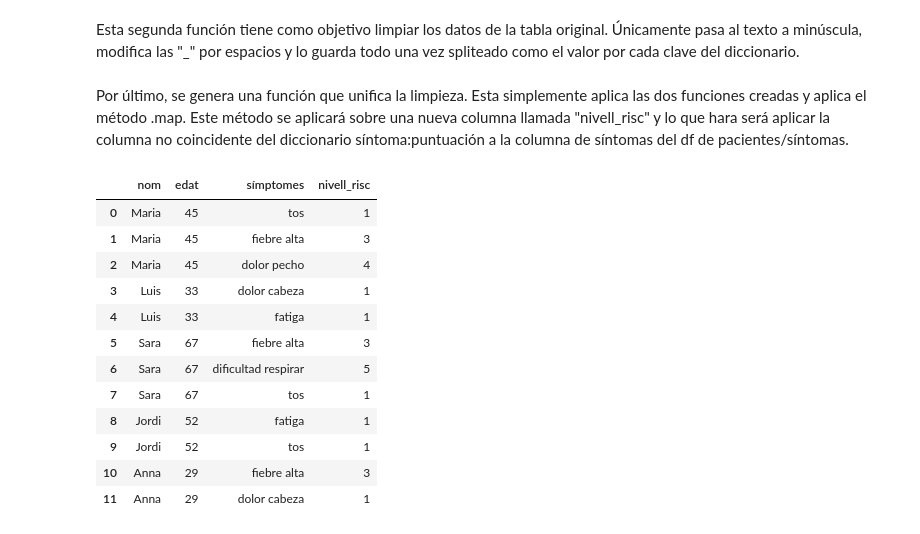
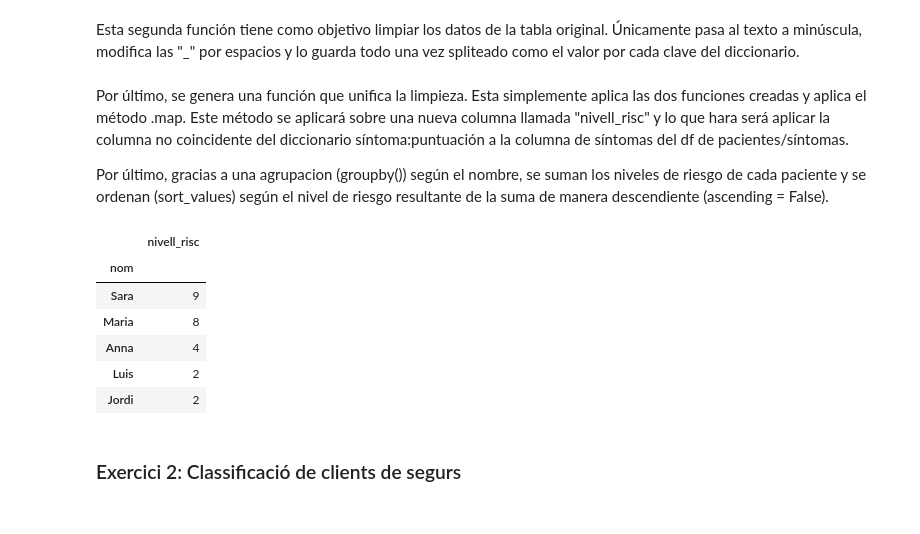
Before and after one commit to DanielSan33-4/ITA.Sprint07, a Jupyter notebook: Sprint07.ipynb, the cells around one changed output. Cells and saved outputs as stored; diff of their text form; code cells hidden in the pictures.

```diff
--- a/Sprint07.ipynb
+++ b/Sprint07.ipynb
@@ -520,25 +520,23 @@ def nivells_risc_f(dicc_p):
   return dicc_net
 # %% [markdown]
 Por último, se genera una función que unifica la limpieza. Esta simplemente aplica las dos funciones creadas y aplica el método .map. Este método se aplicará sobre una nueva columna llamada "nivell_risc" y lo que hara será aplicar la columna no coincidente del diccionario síntoma:puntuación a la columna de síntomas del df de pacientes/síntomas.
+
+Por último, gracias a una agrupacion (groupby()) según el nombre, se suman los niveles de riesgo de cada paciente y se ordenan (sort_values) según el nivel de riesgo resultante de la suma de manera descendiente (ascending = False).
 # %%
 def unificacio_neteja(llista_p, dicc_p):
   df_p_net = tractament_dades_pacients(llista_p)
   dicc_p_net = nivells_risc_f(dicc_p)
   df_p_net["nivell_risc"] = df_p_net["símptomes"].map(dicc_p_net)
-  return df_p_net
+  return df_p_net.groupby('nom')[['nivell_risc']].sum().sort_values(by="nivell_risc", ascending = False)
 # %%
-unificacio(pacients, nivells_risc)
+unificacio_neteja(pacients, nivells_risc)
 # %% [output]
-|  | nom | edat | símptomes | nivell_risc |
-| 0 | Maria | 45 | tos | 1 |
-| 1 | Maria | 45 | fiebre alta | 3 |
-| 2 | Maria | 45 | dolor pecho | 4 |
-| 3 | Luis | 33 | dolor cabeza | 1 |
-| 4 | Luis | 33 | fatiga | 1 |
-| 5 | Sara | 67 | fiebre alta | 3 |
-| 6 | Sara | 67 | dificultad respirar | 5 |
-| 7 | Sara | 67 | tos | 1 |
-| 8 | Jordi | 52 | fatiga | 1 |
-| 9 | Jordi | 52 | tos | 1 |
-| 10 | Anna | 29 | fiebre alta | 3 |
-| 11 | Anna | 29 | dolor cabeza | 1 |
+|  | nivell_risc |
+| nom |  |
+| Sara | 9 |
+| Maria | 8 |
+| Anna | 4 |
+| Luis | 2 |
+| Jordi | 2 |
+# %% [markdown]
+### Exercici 2: Classificació de clients de segurs
```
Also changed, not shown: parts of 3 cells of this notebook.
